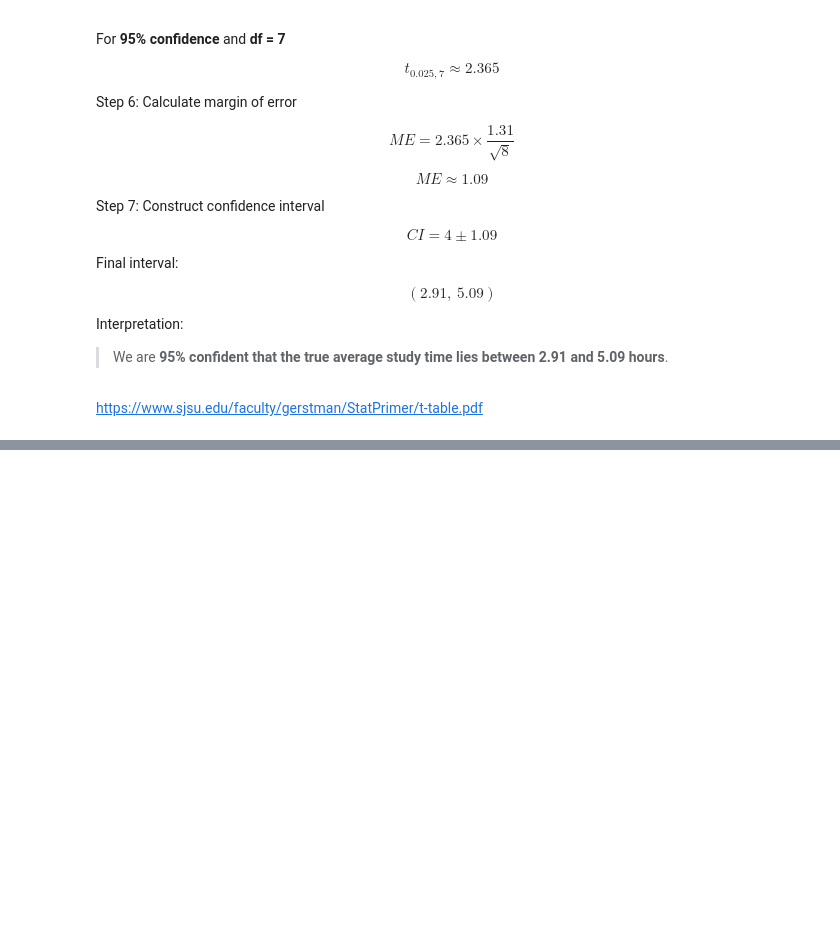
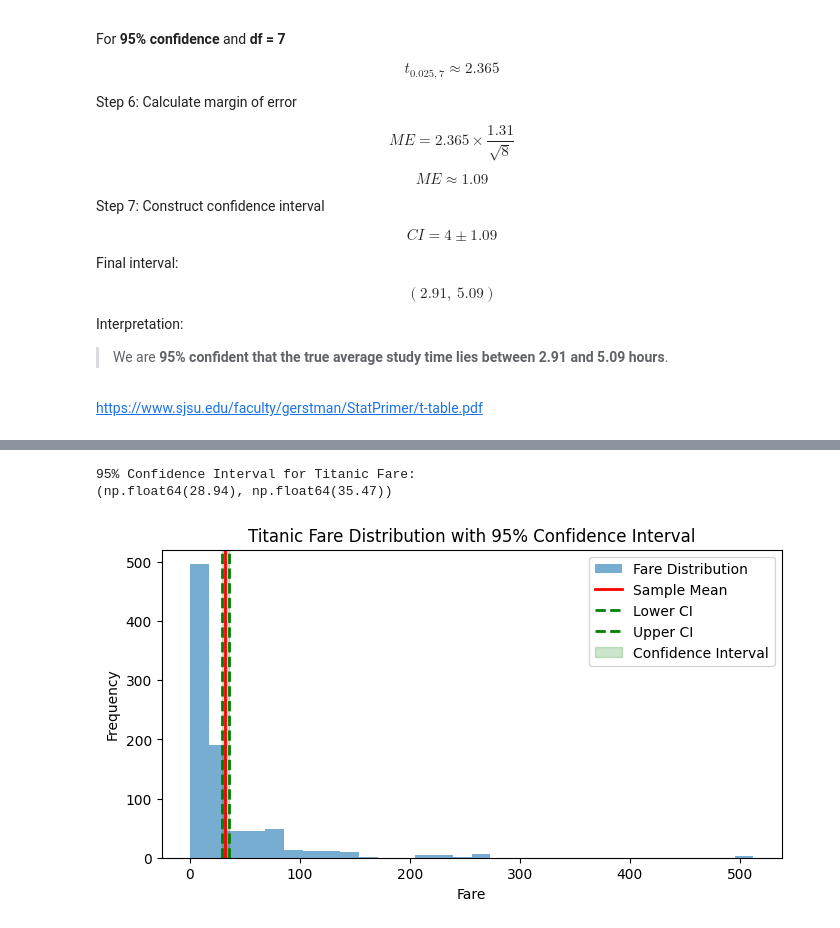
Before and after one commit to mapurva/CodeWorkspace, a Jupyter notebook: Confidence_Intervals.ipynb, the cells around one changed output, grey strips where cells are left out. Saved outputs shown, nothing was run; the diff lists cells and outputs as text; code cells hidden in the pictures; blank space fills up the shorter version.

Commit message:
Estimating Average Titanic Fare Using the t-Procedure

```diff
--- a/Confidence_Intervals.ipynb
+++ b/Confidence_Intervals.ipynb
@@ -1602,0 +1692,10 @@ https://www.sjsu.edu/faculty/gerstman/StatPrimer/t-table.pdf
+# %%
+from scipy import stats
+
+confidence = 0.95
+df = n - 1
+
+t_critical = stats.t.ppf((1 + confidence) / 2, df)
+
+print("Degrees of Freedom:", df)
+print("t Critical Value:", round(t_critical,3))
@@ -1602,0 +1713,4 @@ https://www.sjsu.edu/faculty/gerstman/StatPrimer/t-table.pdf
+# %%
+margin_error = t_critical * (std_fare / np.sqrt(n))
+
+print("Margin of Error:", round(margin_error,2))
@@ -1602,0 +1729,36 @@ https://www.sjsu.edu/faculty/gerstman/StatPrimer/t-table.pdf
+# %%
+lower = mean_fare - margin_error
+upper = mean_fare + margin_error
+
+print("95% Confidence Interval for Titanic Fare:")
+print((round(lower,2), round(upper,2)))
+# %% [output]
+95% Confidence Interval for Titanic Fare:
+(np.float64(28.94), np.float64(35.47))
+# %%
+import matplotlib.pyplot as plt
+import numpy as np
+
+plt.figure(figsize=(8,4))
+
+# histogram
+plt.hist(fare, bins=30, alpha=0.6, label="Fare Distribution")
+
+# sample mean
+plt.axvline(mean_fare, color='red', linewidth=2, label="Sample Mean")
+
+# confidence interval bounds
+plt.axvline(lower, color='green', linestyle='--', linewidth=2, label="Lower CI")
+plt.axvline(upper, color='green', linestyle='--', linewidth=2, label="Upper CI")
+
+# shaded CI region
+plt.axvspan(lower, upper, alpha=0.2, color='green', label="Confidence Interval")
+
+plt.title("Titanic Fare Distribution with 95% Confidence Interval")
+plt.xlabel("Fare")
+plt.ylabel("Frequency")
+
+plt.legend()
+plt.show()
+# %% [output]
+[figure, added]
```
Also changed, not shown: parts of 12 cells of this notebook.
